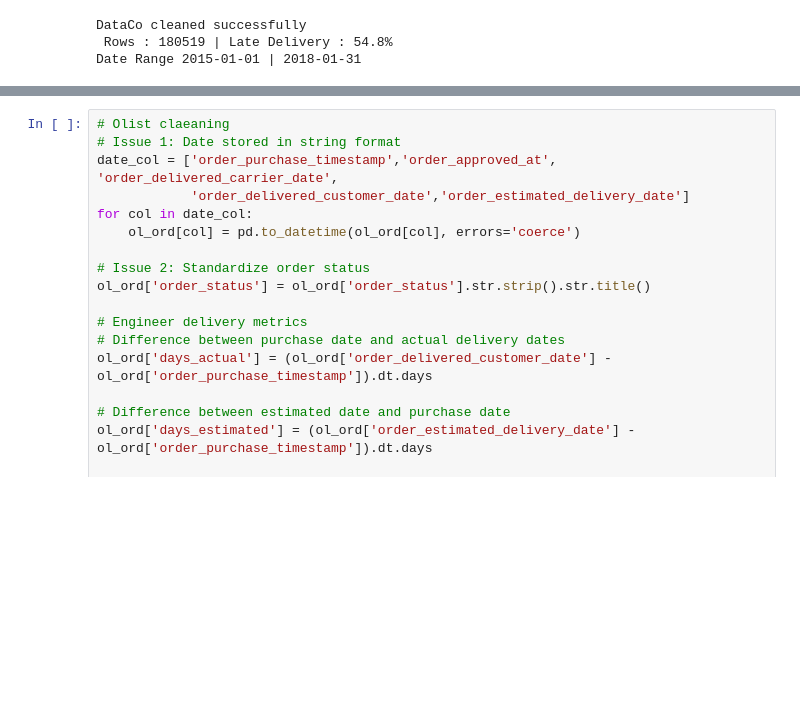
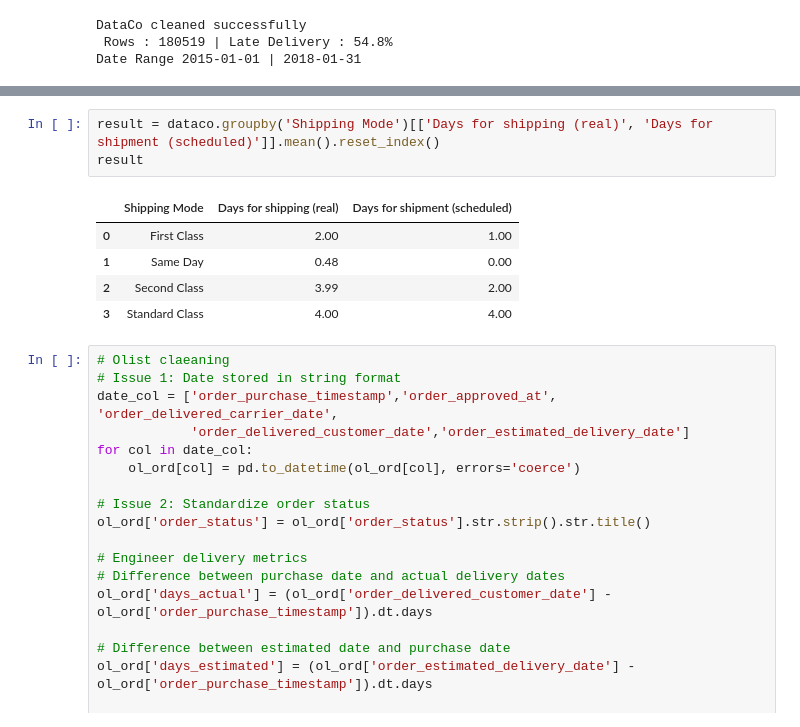
Before and after one commit to imransamiya817-debug/RetailPulse, a Jupyter notebook: Jupyter Notebook/RetailPulse.ipynb, the cells around one changed output, grey strips where cells are left out. Drawn from its saved outputs; the diff is of its cells as text; blank space fills up the shorter version.

```diff
--- a/Jupyter Notebook/RetailPulse.ipynb
+++ b/Jupyter Notebook/RetailPulse.ipynb
@@ -170,3 +186,12 @@ Date Range 2015-01-01 | 2018-01-31
+# %%
+result = dataco.groupby('Shipping Mode')[['Days for shipping (real)', 'Days for shipment (scheduled)']].mean().reset_index()
+result
+# %% [output]
+|  | Shipping Mode | Days for shipping (real) | Days for shipment (scheduled) |
+| 0 | First Class | 2.00 | 1.00 |
+| 1 | Same Day | 0.48 | 0.00 |
+| 2 | Second Class | 3.99 | 2.00 |
+| 3 | Standard Class | 4.00 | 4.00 |
 # %%
 # Olist claeaning
 # Issue 1: Date stored in string format
```
Also changed, not shown: parts of 10 cells of this notebook.
